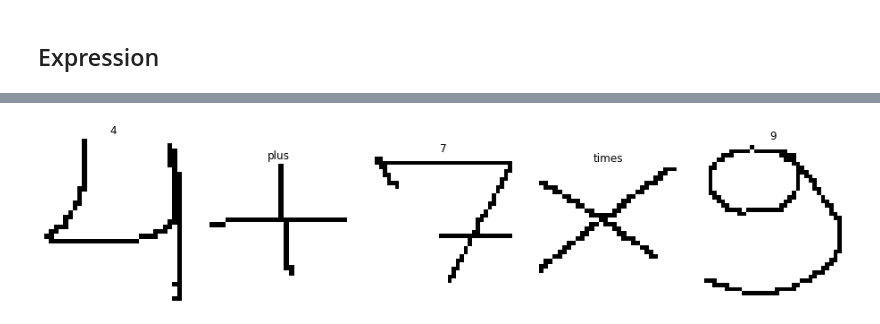
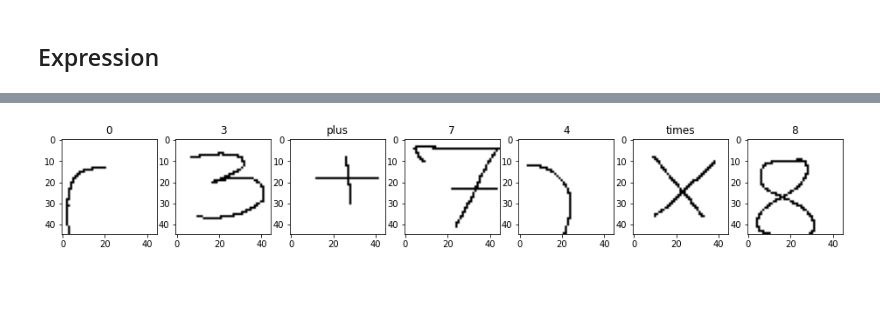
Before and after one commit to senavs/TCC, a Jupyter notebook: notebooks/Crop and Predict.ipynb, the cells around one changed output, grey strips where cells are left out. Cells and saved outputs as stored; diff of their text form; code cells hidden in the pictures; blank space fills up the shorter version.

```diff
--- a/notebooks/Crop and Predict.ipynb
+++ b/notebooks/Crop and Predict.ipynb
@@ -86,7 +96,7 @@ def get_bbs(image: np.ndarray) -> np.ndarray:
         yield image[y:y+h, x:x+w]
 # %%
 def pad_image(image: np.ndarray) -> np.ndarray:
-    pad_image = np.pad(roi, DATASET_IMAGES_SHAPE[:2], constant_values=255)
+    pad_image = np.pad(image, DATASET_IMAGES_SHAPE[:2], constant_values=255)
     x_shape, y_shape = pad_image.shape
 
     x = (x_shape // 2) - 46 // 2
@@ -97,7 +107,7 @@ def pad_image(image: np.ndarray) -> np.ndarray:
 
     return pad_image[y:h, x:w]
 # %%
-expression = cv2.imread('../outside-expression-1.png', DATASET_IMAGES_FLAG)
+expression = cv2.imread('../outside-expression-2.png', DATASET_IMAGES_FLAG)
 plt.imshow(expression, cmap='gray')
 # %% [output]
 <matplotlib.image.AxesImage at 0x...>
@@ -105,5 +115,5 @@ plt.imshow(expression, cmap='gray')
 # %%
-fig, axs = plt.subplots(1, 5, figsize=(16, 4))
+fig, axs = plt.subplots(1, 7, figsize=(16, 4))
 
 for i, roi in enumerate(get_bbs(expression)):
     axs[i].imshow(roi, cmap='gray')
@@ -112,12 +122,12 @@ for i, roi in enumerate(get_bbs(expression)):
 # %%
-fig, axs = plt.subplots(1, 5, figsize=(16, 4))
+fig, axs = plt.subplots(1, 7, figsize=(16, 4))
 
 for i, roi in enumerate(get_bbs(expression)):
     padded_image = pad_image(roi)
     prediction = predict(pre_processing(padded_image)[np.newaxis, :, :, np.newaxis])
 
-    axs[i].imshow(roi, cmap='gray')
+    axs[i].imshow(padded_image, cmap='gray')
     axs[i].set_title(prediction)
-    axs[i].axis('off')
+    # axs[i].axis('off')
 # %% [output]
-[figure, old version]
+[figure, new version]
```
Also changed, not shown: parts of 4 cells of this notebook, 1 other file.
